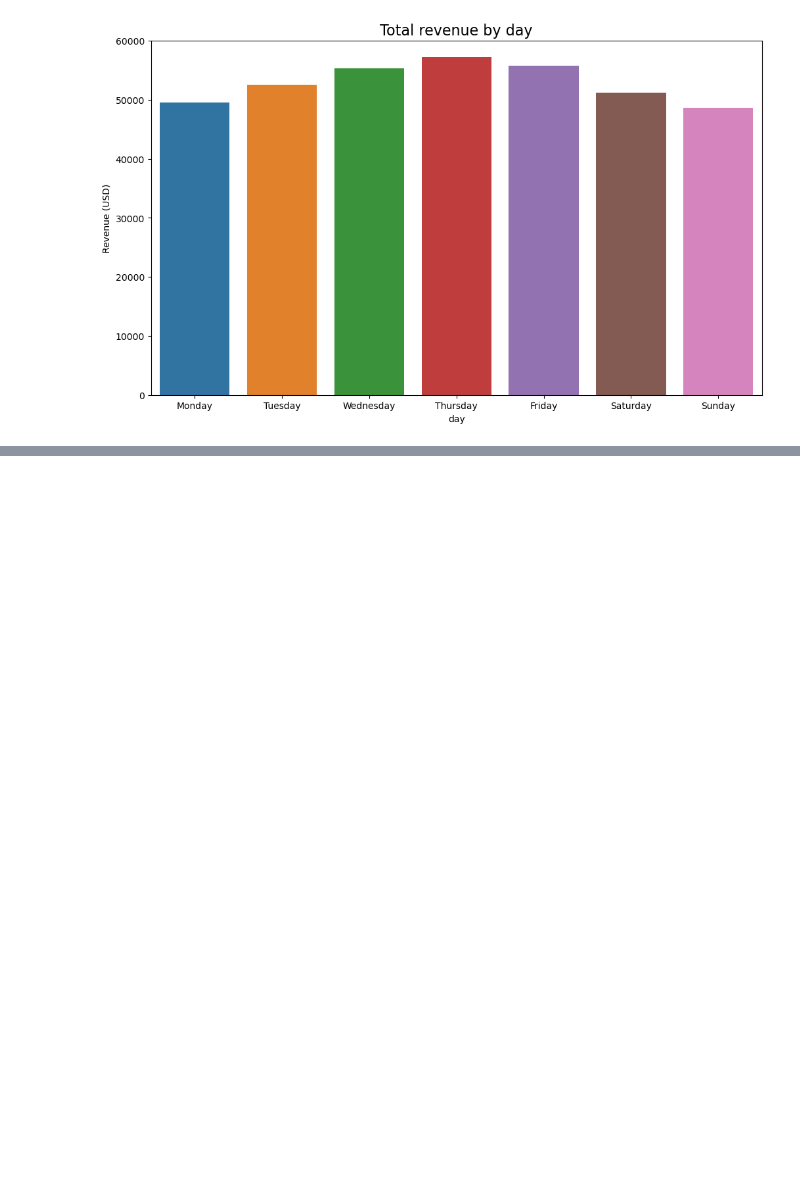
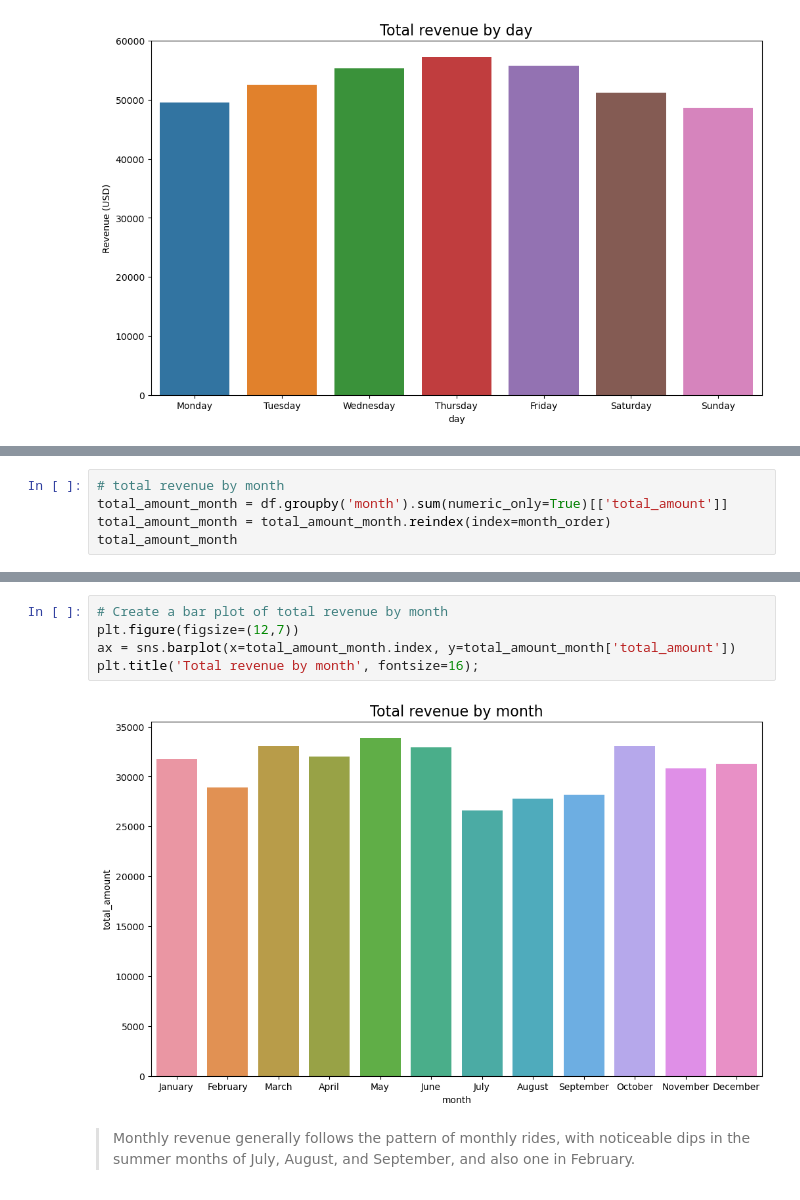
Before and after one commit to alishanstyles/Automatidata, a Jupyter notebook: Untitled.ipynb, the cells around one changed output, grey strips where cells are left out. Drawn from its saved outputs; the diff is of its cells as text; blank space fills up the shorter version.

```diff
--- a/Untitled.ipynb
+++ b/Untitled.ipynb
@@ -326,0 +319,5 @@ distance_by_dropoff
+# %%
+# total revenue by month
+total_amount_month = df.groupby('month').sum(numeric_only=True)[['total_amount']]
+total_amount_month = total_amount_month.reindex(index=month_order)
+total_amount_month
@@ -326,0 +339,9 @@ distance_by_dropoff
+# %%
+# Create a bar plot of total revenue by month
+plt.figure(figsize=(12,7))
+ax = sns.barplot(x=total_amount_month.index, y=total_amount_month['total_amount'])
+plt.title('Total revenue by month', fontsize=16);
+# %% [output]
+[figure, added]
+# %% [markdown]
+>  Monthly revenue generally follows the pattern of monthly rides, with noticeable dips in the summer months of July, August, and September, and also one in February.
```
Also changed, not shown: parts of 7 cells of this notebook.
